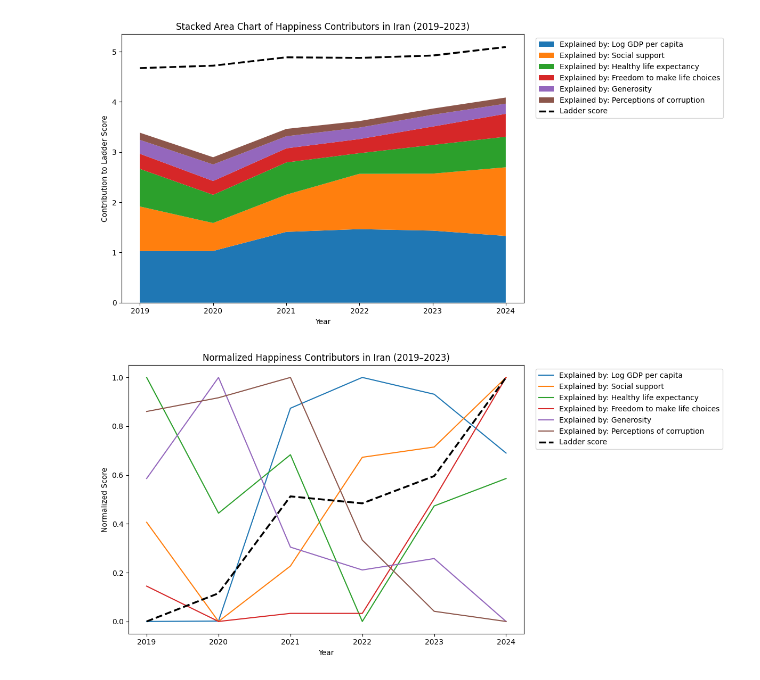
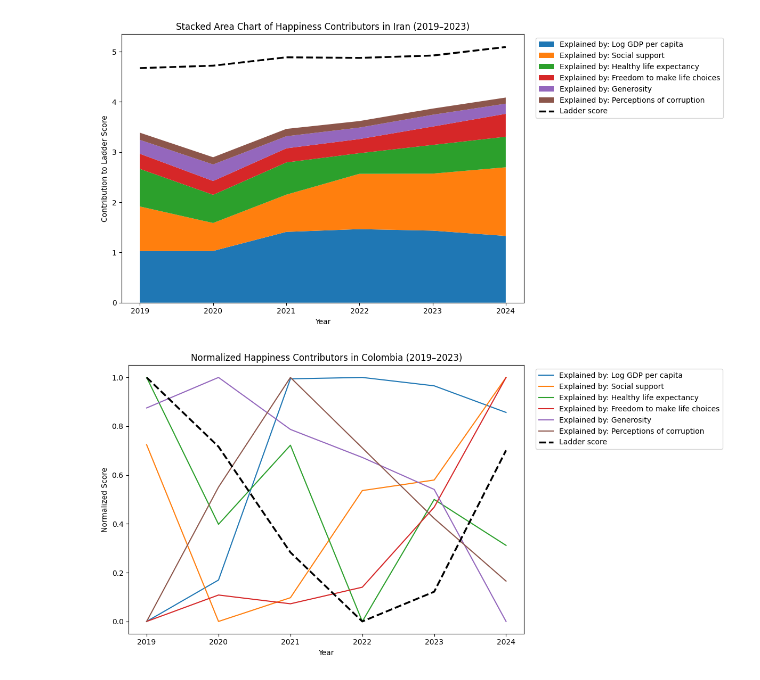
Before and after one commit to Ramin1989/Gallup_data_analysis, a Jupyter notebook: main.ipynb, the cells around one changed output. Drawn from its saved outputs; the diff is of its cells as text; code cells hidden in the pictures.

```diff
--- a/main.ipynb
+++ b/main.ipynb
@@ -248,25 +248,25 @@ plt.show()
 [figure]
 # %%
 # Filter for Iran and select the relevant columns
-iran_data = df_happiness[df_happiness['Country name'] == 'Iran']
+iran_data = df_happiness[df_happiness['Country name'] == 'Colombia']
 expalined_columns = [col for col in iran_data.columns if col.startswith('Explained by:')]
 happiness_df = iran_data[['Year', 'Ladder score'] + expalined_columns].dropna().sort_values(by='Year', ascending=True)
 
 # Normalize the columns except 'Year'
 scaler = MinMaxScaler()
 normalized_values = scaler.fit_transform(happiness_df.drop(columns='Year'))
 normalized_df = pd.DataFrame(normalized_values, columns=happiness_df.columns.drop('Year'))
 normalized_df['Year'] = happiness_df['Year'].values
 
 plt.figure(figsize=(12, 6))
 for col in expalined_columns:
     plt.plot(normalized_df['Year'], normalized_df[col], label=col)
 plt.plot(normalized_df['Year'], normalized_df['Ladder score'], color='black', linestyle='--', linewidth=2.5, label='Ladder score')
-plt.title('Normalized Happiness Contributors in Iran (2019–2023)')
+plt.title('Normalized Happiness Contributors in Colombia (2019–2023)')
 plt.xlabel('Year')
 plt.ylabel('Normalized Score')
 plt.legend(loc='upper left', bbox_to_anchor=(1.02, 1))
 plt.tight_layout()
 plt.show()
 # %% [output]
-[figure, old version]
+[figure, new version]
```
Also changed, not shown: parts of 3 cells of this notebook, 1 other file.
